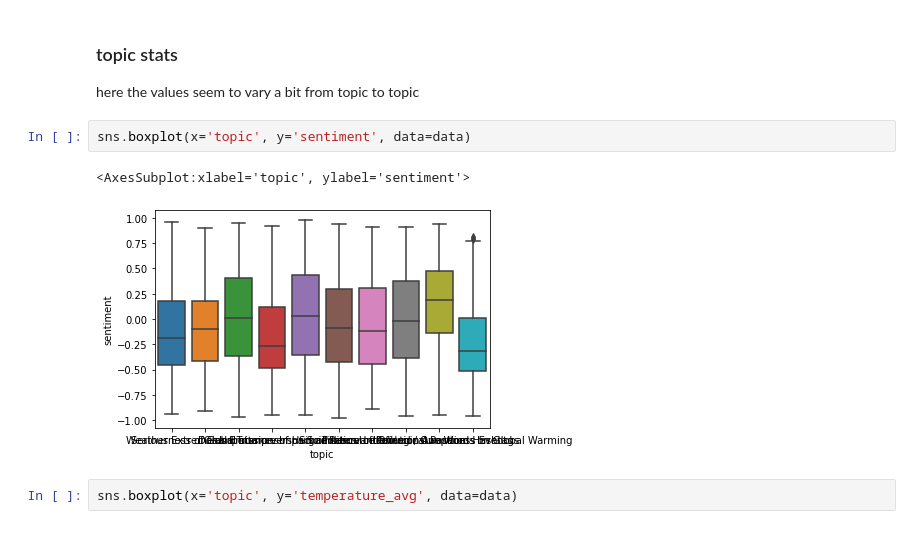
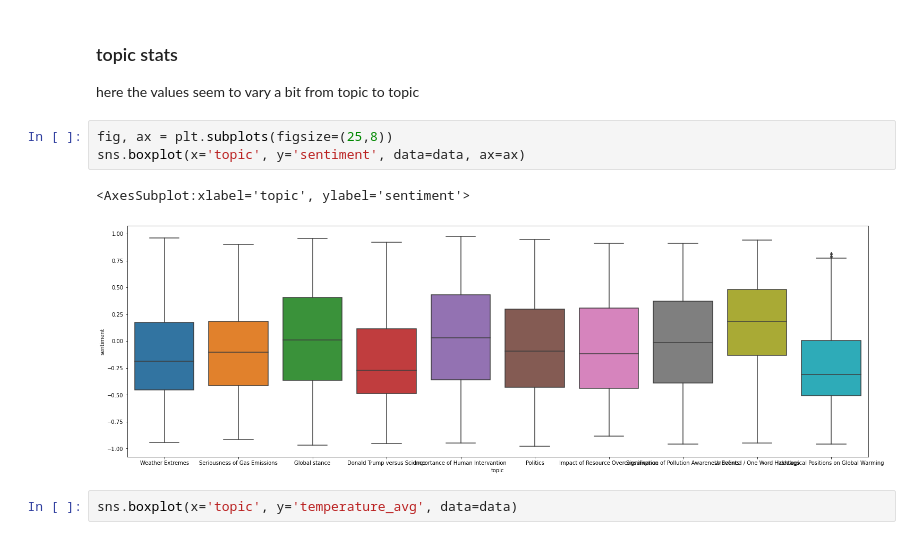
Before and after one commit to 3LL3RM4NN/bdlt_project_the_prophets, a Jupyter notebook: playground_julius.ipynb, the cells around one changed output. Drawn from its saved outputs; the diff is of its cells as text.

```diff
--- a/playground_julius.ipynb
+++ b/playground_julius.ipynb
@@ -132,10 +132,11 @@ sns.boxplot(x='gender', y='hf_score', data=data)
 ### topic stats
 here the values seem to vary a bit from topic to topic
 # %%
-sns.boxplot(x='topic', y='sentiment', data=data)
+fig, ax = plt.subplots(figsize=(25,8))
+sns.boxplot(x='topic', y='sentiment', data=data, ax=ax)
 # %% [output]
 <AxesSubplot:xlabel='topic', ylabel='sentiment'>
-[figure, old version]
+[figure, new version]
 # %%
 sns.boxplot(x='topic', y='temperature_avg', data=data)
 # %% [output]
```
Also changed, not shown: parts of 21 cells of this notebook, 2 other files.
